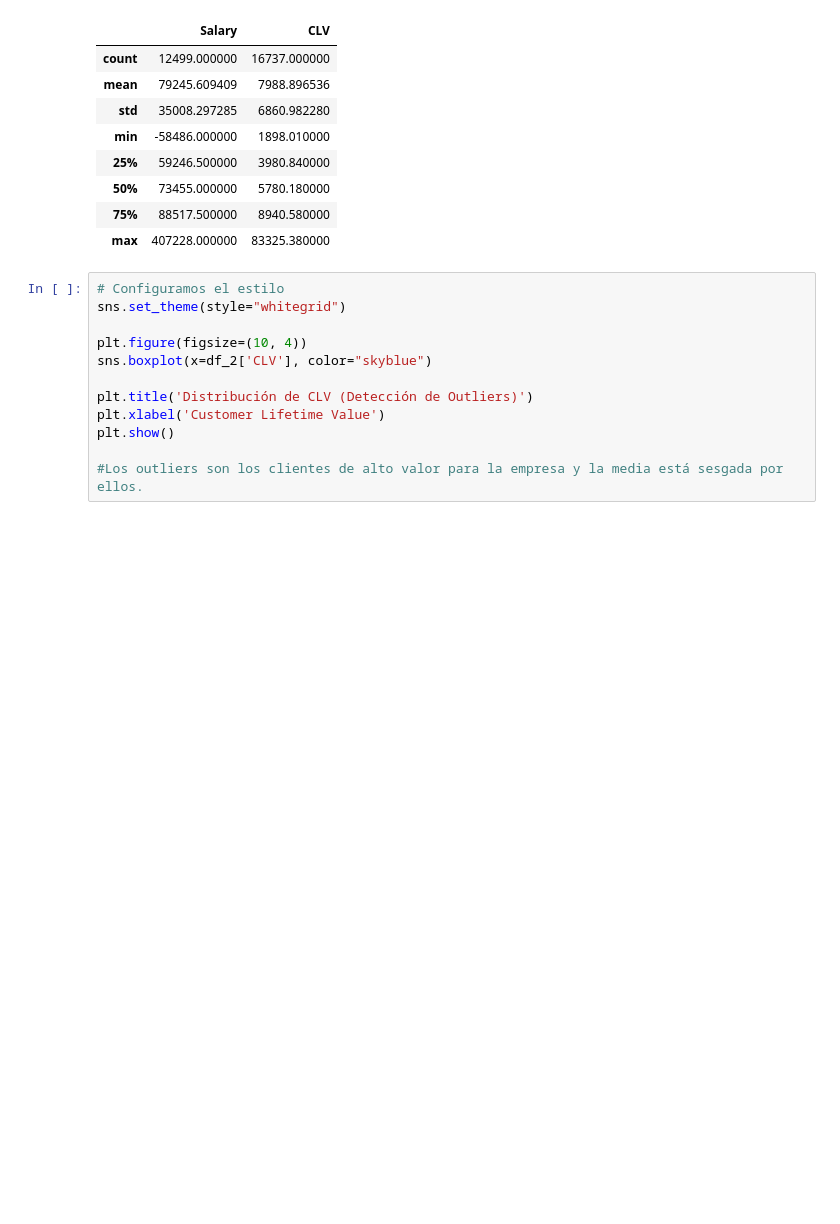
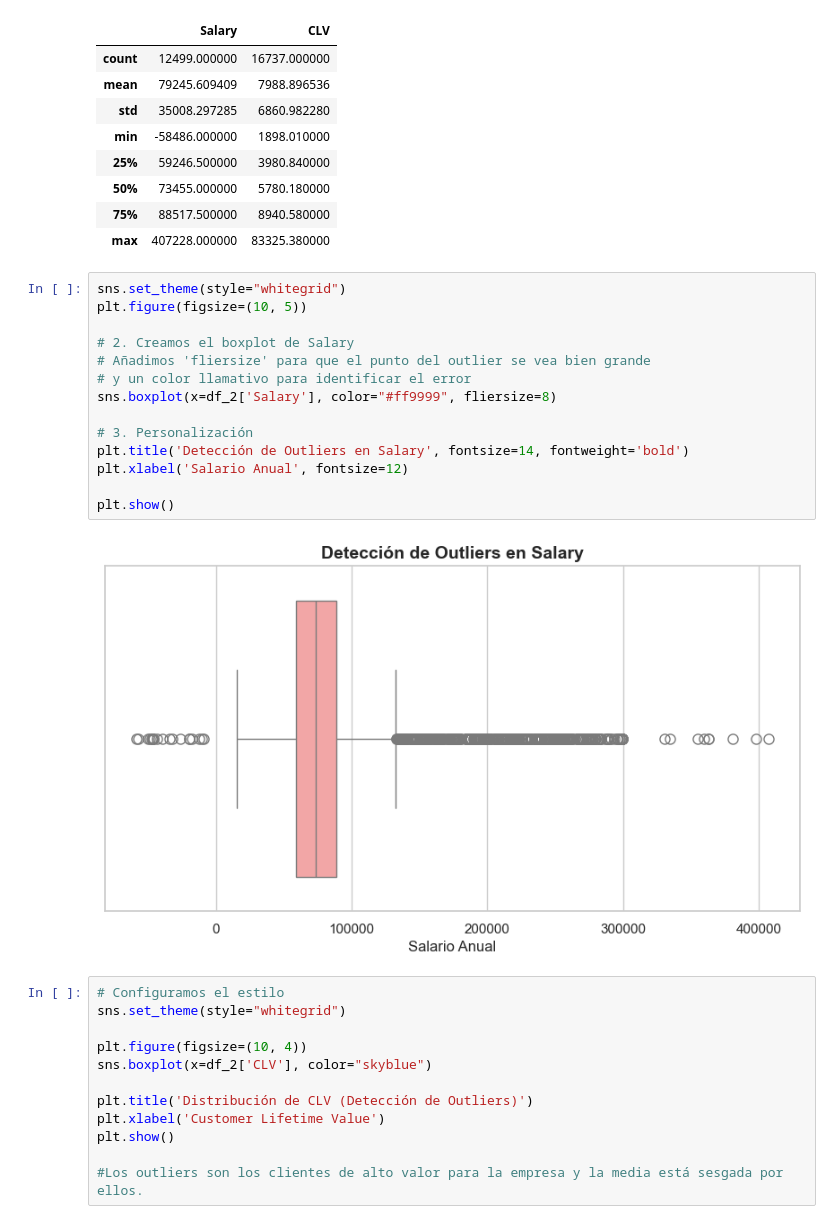
Before and after one commit to Adalab/bda-modulo-3-evaluacion-final-rociomondel98-ai, a Jupyter notebook: fase_1_exp_limpieza.ipynb, the cells around one changed output. Drawn from its saved outputs; the diff is of its cells as text; blank space fills up the shorter version.

```diff
--- a/eda_prueba.ipynb
+++ b/fase_1_exp_limpieza.ipynb
@@ -231,6 +226,22 @@ df_2[['Salary', 'CLV']].describe()
 | 50% | 73455.000000 | 5780.180000 |
 | 75% | 88517.500000 | 8940.580000 |
 | max | 407228.000000 | 83325.380000 |
+# %%
+sns.set_theme(style="whitegrid")
+plt.figure(figsize=(10, 5))
+
+# 2. Creamos el boxplot de Salary
+# Añadimos 'fliersize' para que el punto del outlier se vea bien grande
+# y un color llamativo para identificar el error
+sns.boxplot(x=df_2['Salary'], color="#ff9999", fliersize=8)
+
+# 3. Personalización
+plt.title('Detección de Outliers en Salary', fontsize=14, fontweight='bold')
+plt.xlabel('Salario Anual', fontsize=12)
+
+plt.show()
+# %% [output]
+[figure, added]
 # %%
 # Configuramos el estilo
 sns.set_theme(style="whitegrid")
```
Also changed, not shown: parts of 45 cells of this notebook.
